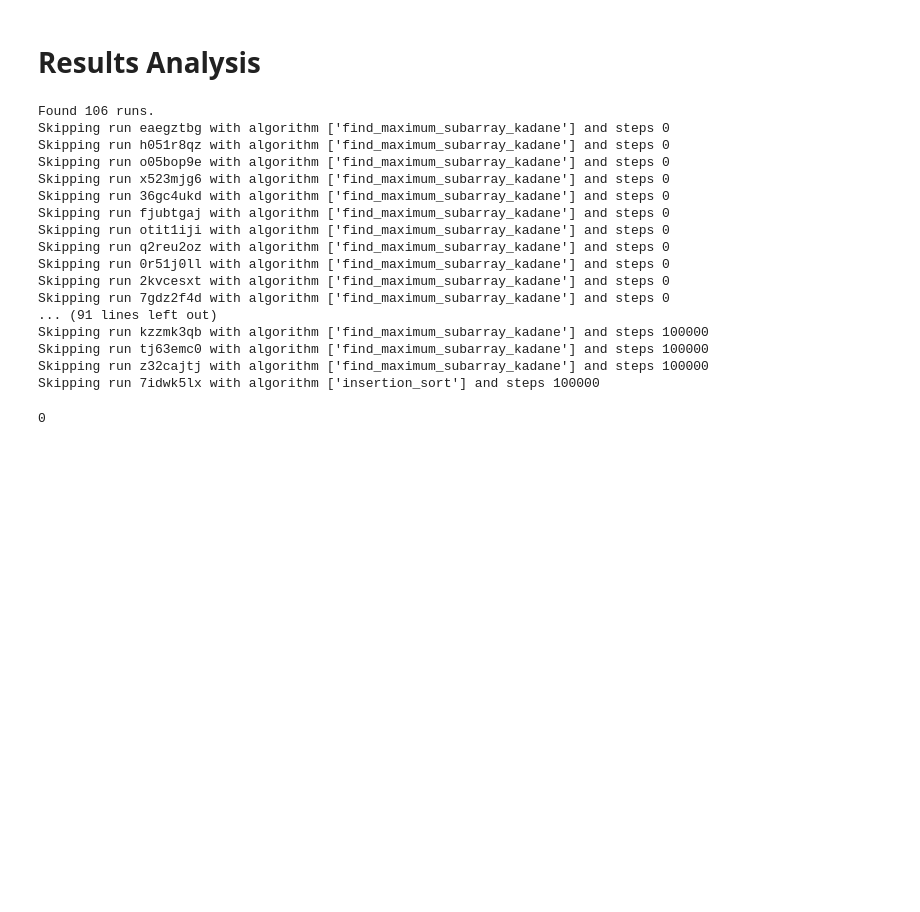
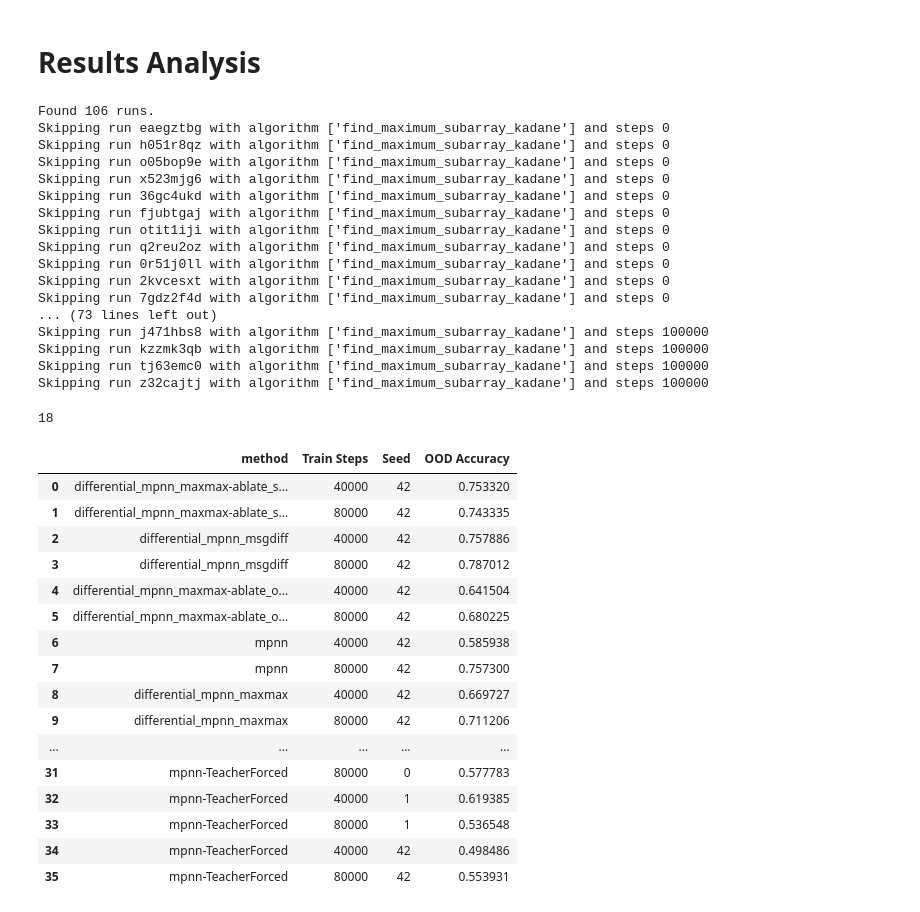
Before and after one commit to anonymous3141/L65Project, a Jupyter notebook: clrs/examples/junhua-analysis.ipynb, the cells around one changed output. Saved outputs shown, nothing was run; the diff lists cells and outputs as text; code cells hidden in the pictures; blank space fills up the shorter version.

```diff
--- a/clrs/examples/junhua-analysis.ipynb
+++ b/clrs/examples/junhua-analysis.ipynb
@@ -18,7 +18,7 @@ def get_runs(entity="jccamml", project="L65-project", algorithm="find_maximum_su
     print(f"Found {len(runs)} runs.")
     data = {}
     for run in runs:
-        if run.config['algorithms'] != [algorithm] or run.summary.get('_step',0) < 80000:
+        if run.config['algorithms'] != [algorithm] or run.summary.get('_step',0) < 80000 or run.config['eval_every'] != 500:
             print(f"Skipping run {run.id} with algorithm {run.config['algorithms']} and steps {run.summary.get('_step',0)}")
             continue
 
@@ -125,12 +125,58 @@ Skipping run q2reu2oz with algorithm ['find_maximum_subarray_kadane'] and steps
 Skipping run 0r51j0ll with algorithm ['find_maximum_subarray_kadane'] and steps 0
 Skipping run 2kvcesxt with algorithm ['find_maximum_subarray_kadane'] and steps 0
 Skipping run 7gdz2f4d with algorithm ['find_maximum_subarray_kadane'] and steps 0
-... (91 lines left out)
+... (73 lines left out)
+Skipping run j471hbs8 with algorithm ['find_maximum_subarray_kadane'] and steps 100000
 Skipping run kzzmk3qb with algorithm ['find_maximum_subarray_kadane'] and steps 100000
 Skipping run tj63emc0 with algorithm ['find_maximum_subarray_kadane'] and steps 100000
 Skipping run z32cajtj with algorithm ['find_maximum_subarray_kadane'] and steps 100000
-Skipping run 7idwk5lx with algorithm ['insertion_sort'] and steps 100000
 # %%
 len(data_carla)
 # %% [output]
-0
+18
+# %%
+algorithm2 = "insertion_sort"
+results2 = list()
+cache2 = {}
+
+for (name, run) in data_carla.items():
+    history_data = run.history(keys=[f'test_score_current_model_{algorithm2}'])  # Fetch full history
+    history_data = history_data[(history_data["_step"] <= 80000) & (history_data["_step"] % 500 == 0)]  # Keep only <= 80k steps
+    if len(history_data) == 161:
+        cache2[name] = history_data
+    results2.append(
+        {
+        "method": f"{name[0]}{"" if name[1]==0 else "-TeacherForced"}",
+        "Train Steps": 40000,
+        "Seed": name[2],
+        "OOD Accuracy": history_data.iloc[61:81][f'test_score_current_model_{algorithm2}'].mean()
+        }
+    )
+    results2.append(
+        {
+        "method": f"{name[0]}{"" if name[1]==0 else "-TeacherForced"}",
+        "Train Steps": 80000,
+        "Seed": name[2],
+        "OOD Accuracy": history_data.iloc[-20:][f'test_score_current_model_{algorithm2}'].mean()
+        }
+    )
+# %%
+pd.DataFrame(results2)
+# %% [output]
+|  | method | Train Steps | Seed | OOD Accuracy |
+| 0 | differential_mpnn_maxmax-ablate_s... | 40000 | 42 | 0.753320 |
+| 1 | differential_mpnn_maxmax-ablate_s... | 80000 | 42 | 0.743335 |
+| 2 | differential_mpnn_msgdiff | 40000 | 42 | 0.757886 |
+| 3 | differential_mpnn_msgdiff | 80000 | 42 | 0.787012 |
+| 4 | differential_mpnn_maxmax-ablate_o... | 40000 | 42 | 0.641504 |
+| 5 | differential_mpnn_maxmax-ablate_o... | 80000 | 42 | 0.680225 |
+| 6 | mpnn | 40000 | 42 | 0.585938 |
+| 7 | mpnn | 80000 | 42 | 0.757300 |
+| 8 | differential_mpnn_maxmax | 40000 | 42 | 0.669727 |
+| 9 | differential_mpnn_maxmax | 80000 | 42 | 0.711206 |
+| ... | ... | ... | ... | ... |
+| 31 | mpnn-TeacherForced | 80000 | 0 | 0.577783 |
+| 32 | mpnn-TeacherForced | 40000 | 1 | 0.619385 |
+| 33 | mpnn-TeacherForced | 80000 | 1 | 0.536548 |
+| 34 | mpnn-TeacherForced | 40000 | 42 | 0.498486 |
+| 35 | mpnn-TeacherForced | 80000 | 42 | 0.553931 |
```
Also changed, not shown: parts of 4 cells of this notebook.
